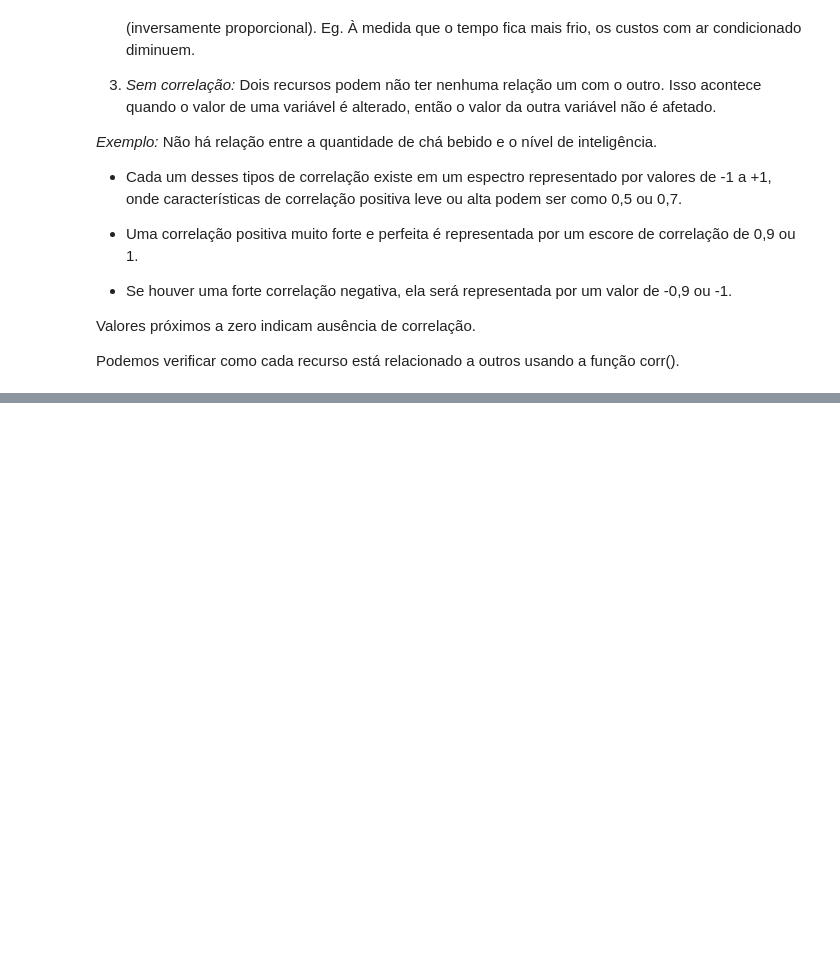
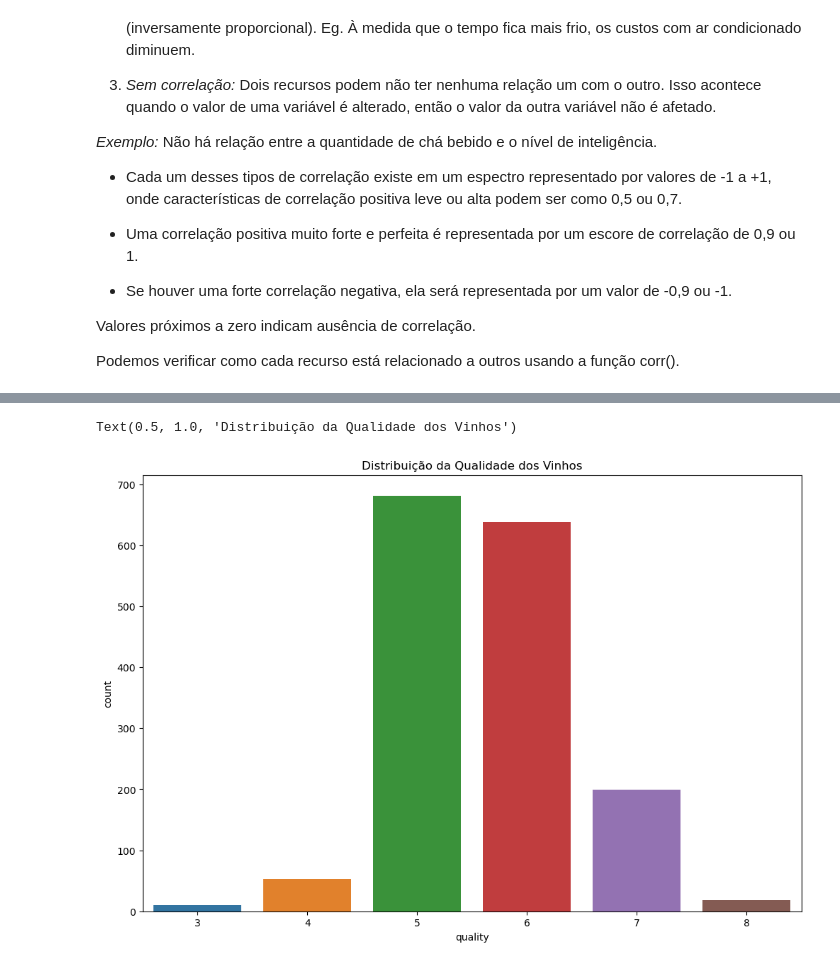
Before and after one commit to fabiocarvalhosimoes/Analise_Exploratoria_de_Dados, a Jupyter notebook: Qualidade do Vinho.ipynb, the cells around one changed output, grey strips where cells are left out. Saved outputs shown, nothing was run; the diff lists cells and outputs as text; code cells hidden in the pictures; blank space fills up the shorter version.

Commit message:
Inserção de gráfico de contagem

```diff
--- a/Qualidade do Vinho.ipynb
+++ b/Qualidade do Vinho.ipynb
@@ -534,0 +579,16 @@ red_wine_data.corr()
+# %%
+# Criando uma figura com tamanho específico (12 por 8 polegadas)
+
+plt.figure(figsize=(12,8))
+sns.countplot(x='quality', data=red_wine_data, order=sorted(red_wine_data['quality'].unique()))
+
+# Criando um countplot da coluna 'quality' em red_wine_data
+# x='quality' especifica que a variável 'quality' será representada no eixo x
+# data=red_wine_data é o DataFrame que contém os dados
+# order=sorted(red_wine_data['quality'].unique()) organiza os valores únicos de 'quality' em ordem crescente
+
+plt.title('Distribuição da Qualidade dos Vinhos')
+# Adicionando título ao gráfico
+# %% [output]
+Text(0.5, 1.0, 'Distribuição da Qualidade dos Vinhos')
+[figure, added]
```
Also changed, not shown: parts of 7 cells of this notebook.
